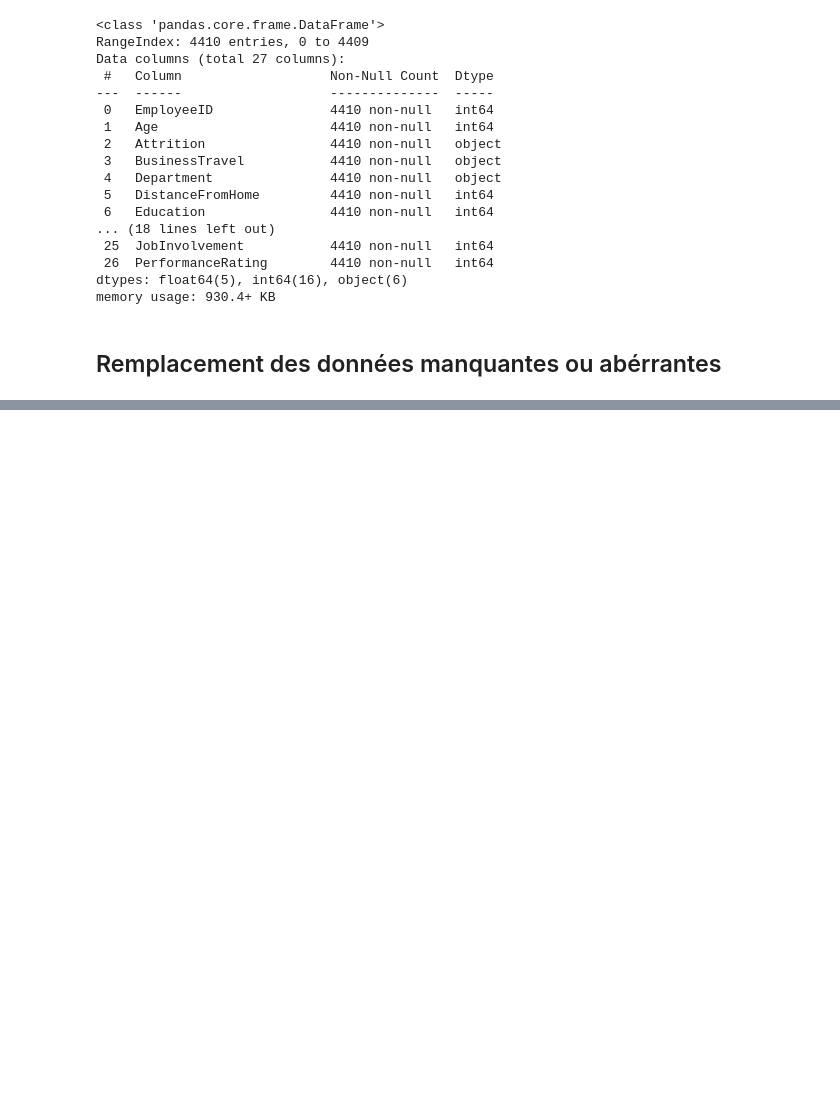
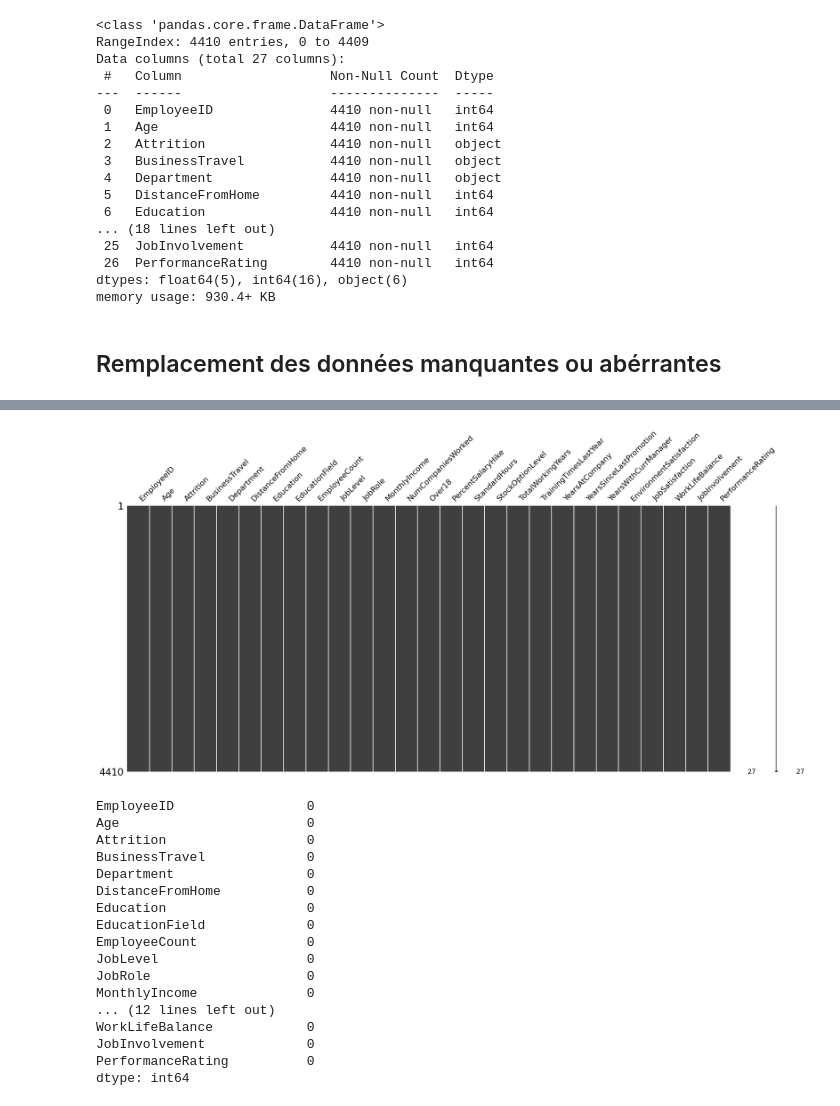
Before and after one commit to HAMZA25032005/Machine-learning, a Jupyter notebook: Code/Livrable_final(1).ipynb, the cells around one changed output, grey strips where cells are left out. Drawn from its saved outputs; the diff is of its cells as text; code cells hidden in the pictures; blank space fills up the shorter version.

```diff
--- a/Code/Livrable_final(1).ipynb
+++ b/Code/Livrable_final(1).ipynb
@@ -268,0 +298,29 @@ NameError: name 'strat_train_set' is not defined
+# %%
+msno.matrix(all_info)
+plt.show()
+
+numerical_columns = all_info.select_dtypes(include=['float64', 'int64']).columns
+all_info[numerical_columns] = all_info[numerical_columns].fillna(all_info[numerical_columns].median())
+
+categorical_columns = all_info.select_dtypes(include=['object']).columns
+all_info[categorical_columns] = all_info[categorical_columns].fillna(all_info[categorical_columns].mode().iloc[0])
+all_info.isnull().sum()
+# %% [output]
+[figure, added]
+EmployeeID                 0
+Age                        0
+Attrition                  0
+BusinessTravel             0
+Department                 0
+DistanceFromHome           0
+Education                  0
+EducationField             0
+EmployeeCount              0
+JobLevel                   0
+JobRole                    0
+MonthlyIncome              0
+... (12 lines left out)
+WorkLifeBalance            0
+JobInvolvement             0
+PerformanceRating          0
+dtype: int64
```
Also changed, not shown: parts of 4 cells of this notebook, 2 other files.
